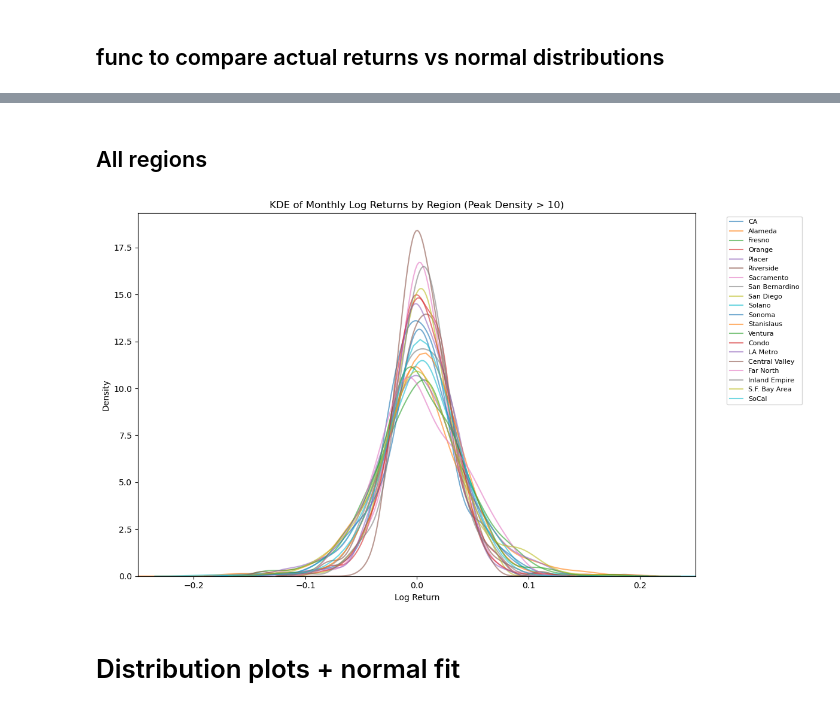
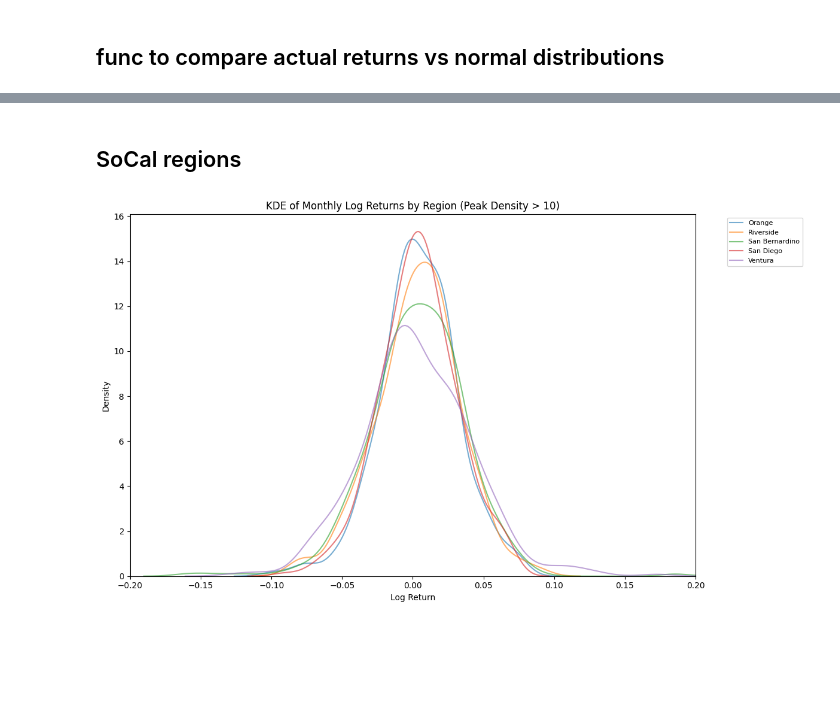
Before and after one commit to alvaroEspinozaMerida/CA_Housing_Analysis, a Jupyter notebook: src/johnny.ipynb, the cells around one changed output, grey strips where cells are left out. Drawn from its saved outputs; the diff is of its cells as text; code cells hidden in the pictures; blank space fills up the shorter version.

```diff
--- a/src/johnny.ipynb
+++ b/src/johnny.ipynb
@@ -109,17 +109,18 @@ Nevada            132
 San Benito        108
 dtype: int64
 # %%
-regions = ["CA", # Statewide
-           "Los Angeles",
+regions = ["Los Angeles",
            "Orange",
            "Riverside",
            "San Bernardino",
            "San Diego",
            "Ventura",
            "Imperial",
-           "Inland Empire", # aggregate region
-           "SoCal", # aggregate region
-           "LA Metro" # metro area
+           # removed bc of data overlap
+           #"CA", # statewide
+           #"Inland Empire", # aggregate region
+           #"SoCal", # aggregate region
+           #"LA Metro" # metro area
            ]
 
 available_regions = [r for r in regions if r in df.columns]
@@ -229,7 +226,5 @@ Excess Kurtosis: 0.117
 # %%
 # Compare all SoCal regions side-by-side
-regions = ["CA", "Inland Empire", "LA Metro", "SoCal", # "Los Angeles", "Oraange", "Riverside"
-           "San Bernardino", "San Diego", "Ventura"] # Include "CA" "Inland Empire" "SoCal" "LA Metro" when needed
 
 # Filter to available regions with sufficient data
 available = [r for r in regions if r in df.columns and df[r].notna().sum() > 100]
@@ -276,32 +305,30 @@ plt.show()
 # %% [markdown]
-## All regions
+## SoCal regions
 # %%
-# KDE comparison across ALL regions (filtered by peak density > 10)
+# KDE comparison across Socal regions (filtered by peak density > 10)
 
 plt.figure(figsize=(12,7))
 
-for col in value_cols:
+for col in regions:
     # Skip columns with insufficient data
     if df[col].notna().sum() < 50:
         continue
     ret = compute_returns(df, col, method="log")
 
     # Compute KDE to check peak density
     kde = stats.gaussian_kde(ret.dropna())
     x_eval = np.linspace(ret.min(), ret.max(), 200)
     density = kde(x_eval)
 
     # Only plot if max density > 10
     if density.max() > 10:
         sns.kdeplot(ret, label=col, alpha=0.6)
 
 plt.title("KDE of Monthly Log Returns by Region (Peak Density > 10)")
 plt.xlabel("Log Return")
-plt.xlim(-0.25, 0.25)
+plt.xlim(-0.2, 0.2)
 plt.legend(bbox_to_anchor=(1.05, 1), loc='upper left', fontsize=8)
 plt.tight_layout()
 plt.show()
 # %% [output]
-[figure, old version]
+[figure, new version]
-# %% [markdown]
-# Distribution plots + normal fit
```
Also changed, not shown: parts of 9 cells of this notebook.
